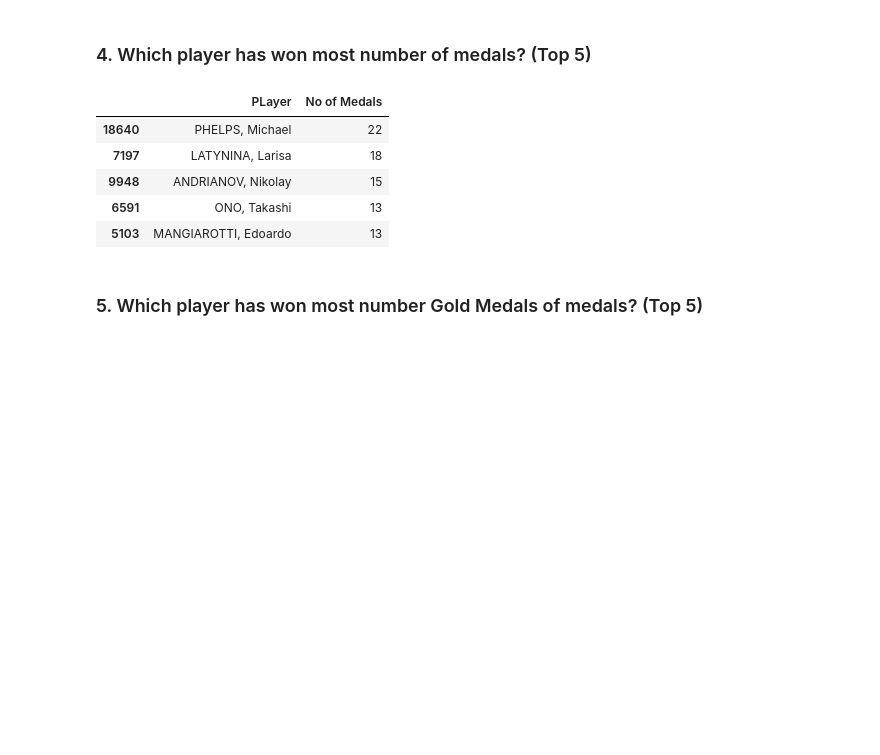
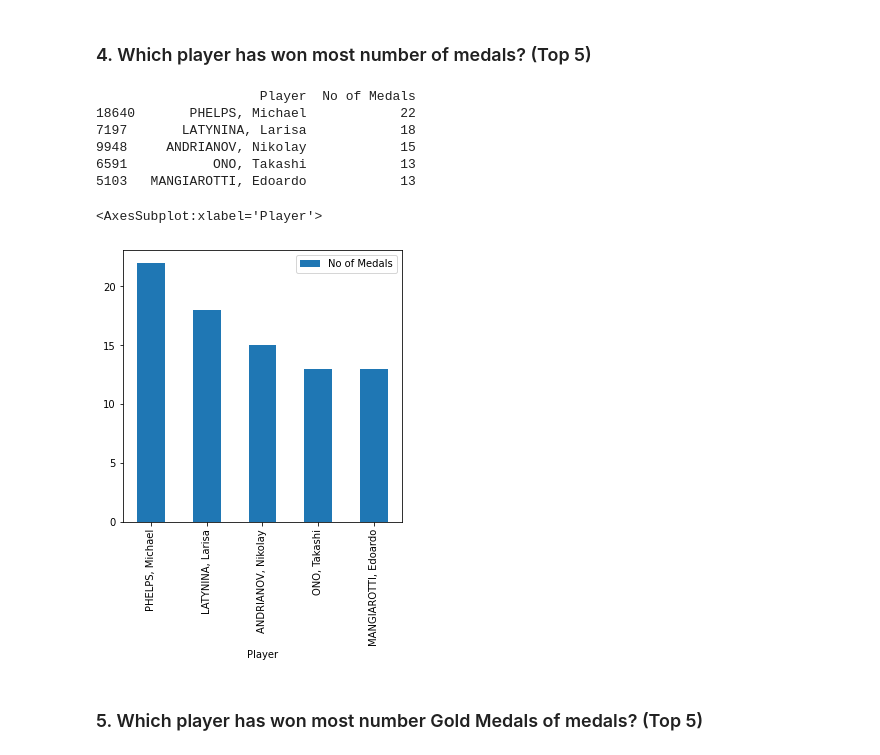
Before and after one commit to abdul-sohail24/ETG_DataAnalysis, a Jupyter notebook: Olympics.ipynb, the cells around one changed output. Drawn from its saved outputs; the diff is of its cells as text; code cells hidden in the pictures; blank space fills up the shorter version.

Commit message:
Added Graph for 4th Solution

```diff
--- a/Olympics.ipynb
+++ b/Olympics.ipynb
@@ -66,20 +66,26 @@ top_5.plot(x='Sports', y='Medals', kind='bar', figsize=(5, 5))
 # %%
 player_medals = []
 names = DataSet['Athlete'].unique()
 for player in names:
     player_medals.append([player, len(DataSet[DataSet['Athlete'] == player])])
 
 # Converting the player and their medals to DataFrame
 
-display = pd.DataFrame(player_medals, columns=["PLayer", "No of Medals"])
-display.sort_values(by = "No of Medals", ascending=False).head()
+display = pd.DataFrame(player_medals, columns=["Player", "No of Medals"])
+top_5 = display.sort_values(by = "No of Medals", ascending=False).head()
+
+#Plotting the graph
+print(top_5)
+top_5.plot(x='Player', y='No of Medals', kind='bar', figsize=(5, 5))
 # %% [output]
-|  | PLayer | No of Medals |
-| 18640 | PHELPS, Michael | 22 |
-| 7197 | LATYNINA, Larisa | 18 |
-| 9948 | ANDRIANOV, Nikolay | 15 |
-| 6591 | ONO, Takashi | 13 |
-| 5103 | MANGIAROTTI, Edoardo | 13 |
+                     Player  No of Medals
+18640       PHELPS, Michael            22
+7197       LATYNINA, Larisa            18
+9948     ANDRIANOV, Nikolay            15
+6591           ONO, Takashi            13
+5103   MANGIAROTTI, Edoardo            13
+<AxesSubplot:xlabel='Player'>
+[figure, added]
 # %% [markdown]
 ### 5. Which player has won most number Gold Medals of medals? (Top 5)
 # %%
```
